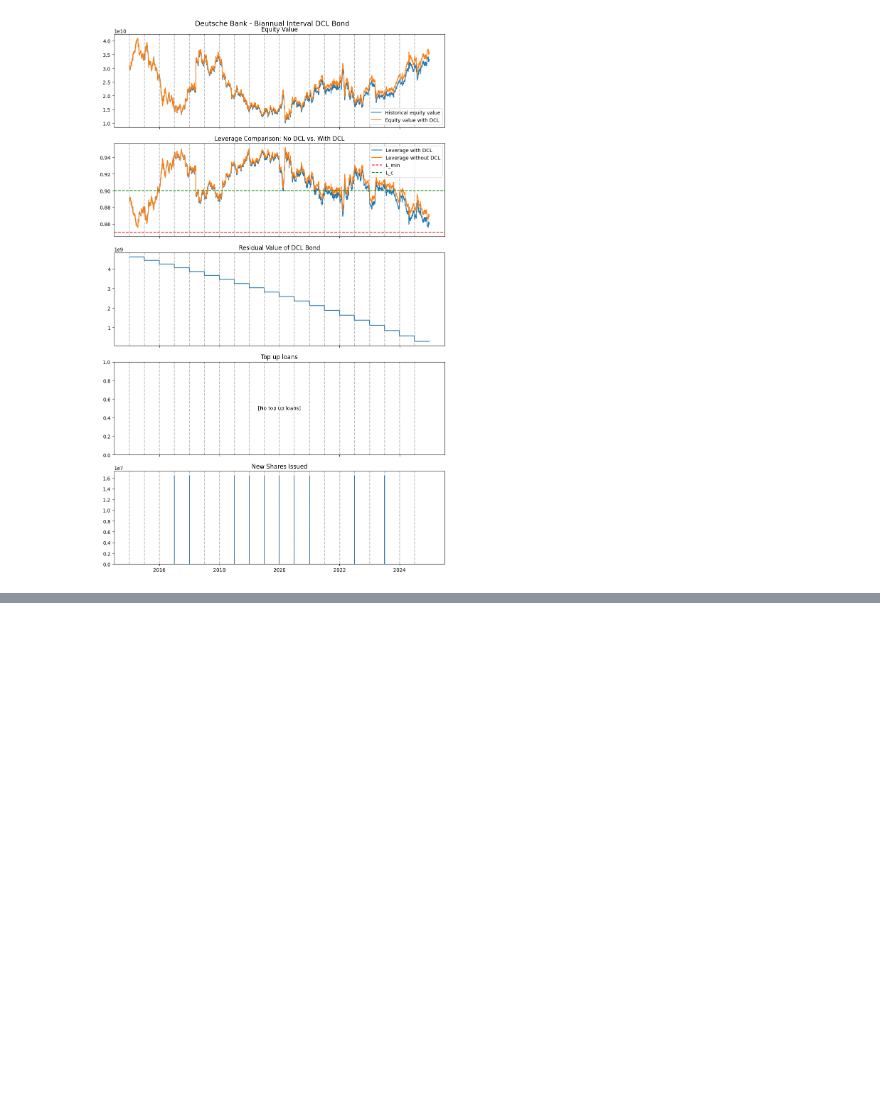
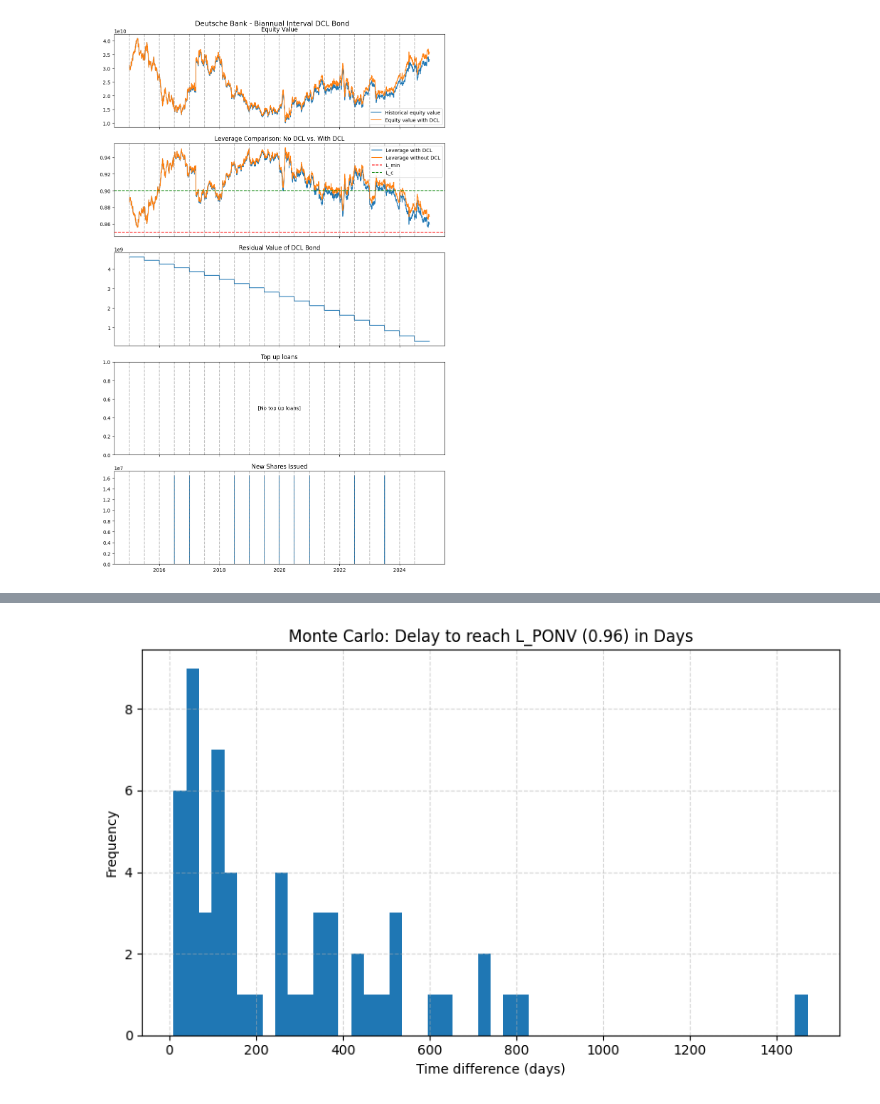
Before and after one commit to steinarb1234/DCL_coco_bond, a Jupyter notebook: simulations.ipynb, the cells around one changed output, grey strips where cells are left out. Saved outputs shown, nothing was run; the diff lists cells and outputs as text; code cells hidden in the pictures; blank space fills up the shorter version.

```diff
--- a/simulations.ipynb
+++ b/simulations.ipynb
@@ -818 +928,81 @@ print(time_gained)
 32.0
+# %%
+def get_delta_collapse(no_dcl: DCL_Bond,
+                       dcl: DCL_Bond,
+                       L_PONV: float = 0.96):
+    """
+    Return (years_diff, dcl_date, no_dcl_date), or (None, None, None)
+    if either series never exceeds L_PONV.
+    """
+    # Boolean masks
+    mask_dcl    = dcl.results['Leverage ratio'] > L_PONV
+    mask_no_dcl = no_dcl.results['Leverage ratio'] > L_PONV
+
+    # If either never crosses, bail out
+    if not mask_dcl.any() or not mask_no_dcl.any():
+        return None, None, None
+
+    # Otherwise grab the first crossing date
+    dcl_date       = dcl.results.index[mask_dcl.argmax()]
+    no_dcl_date    = no_dcl.results.index[mask_no_dcl.argmax()]
+
+    # Compute time difference in years
+    delta_days     = (dcl_date - no_dcl_date).days
+    years_diff     = delta_days / 365.25
+
+    return years_diff, dcl_date, no_dcl_date
+
+
+def get_delta_collapse_all(dcl_bonds: list[tuple[DCL_Bond, DCL_Bond]],
+                           L_PONV: float = 0.96):
+    for no_dcl, dcl in dcl_bonds:
+        print(f"--- {no_dcl.name} ---")
+        years_diff, dcl_date, no_dcl_date = get_delta_collapse(no_dcl, dcl, L_PONV)
+
+        if years_diff is None:
+            print(f"⚠️  Neither '{dcl.name}' nor '{no_dcl.name}' ever exceeded a leverage of {L_PONV:.2f}.")
+            print()
+            continue
+
+        days_diff = int(years_diff * 365)
+        print(f"Δ to reach {L_PONV:.2%}: {years_diff:.2f} years ({days_diff} days)")
+        print(f" • DCL   crossed on: {dcl_date.date()}")
+        print(f" • No DCL crossed on: {no_dcl_date.date()}")
+        print()
+
+
+get_delta_collapse_all(monte_carlo_dcls, L_PONV=0.96)
+
+# 1) Gather all valid day‐differences
+day_diffs = []
+for no_dcl, dcl in monte_carlo_dcls:
+    years_diff, dcl_date, no_dcl_date = get_delta_collapse(no_dcl, dcl, L_PONV=0.96)
+    if years_diff is not None:
+        # compute the integer day difference directly
+        delta_days = (dcl_date - no_dcl_date).days
+        day_diffs.append(delta_days)
+
+# 2) Make a histogram in days
+plt.figure(figsize=(8, 5))
+plt.hist(day_diffs, bins=50)             # you can tweak the number of bins
+plt.xlabel('Time difference (days)')
+plt.ylabel('Frequency')
+plt.title('Monte Carlo: Delay to reach L_PONV (0.96) in Days')
+plt.grid(True, linestyle='--', alpha=0.5)
+
+# 3) Show it
+plt.tight_layout()
+plt.show()
+
+# 2) Compute summary stats
+mean_days   = np.mean(day_diffs)
+median_days = np.median(day_diffs)
+std_days    = np.std(day_diffs, ddof=1)   # sample std
+min_days    = np.min(day_diffs)
+max_days    = np.max(day_diffs)
+
+print(f"Mean delay   : {mean_days:.1f} days")
+print(f"Median delay : {median_days:.1f} days")
+print(f"Std. dev.    : {std_days:.1f} days")
+print(f"Range        : {min_days} to {max_days} days")
+# %% [output]
@@ -818,0 +1026 @@ print(time_gained)
+[figure, added]
```
Also changed, not shown: parts of 8 cells of this notebook, 25 other files.
